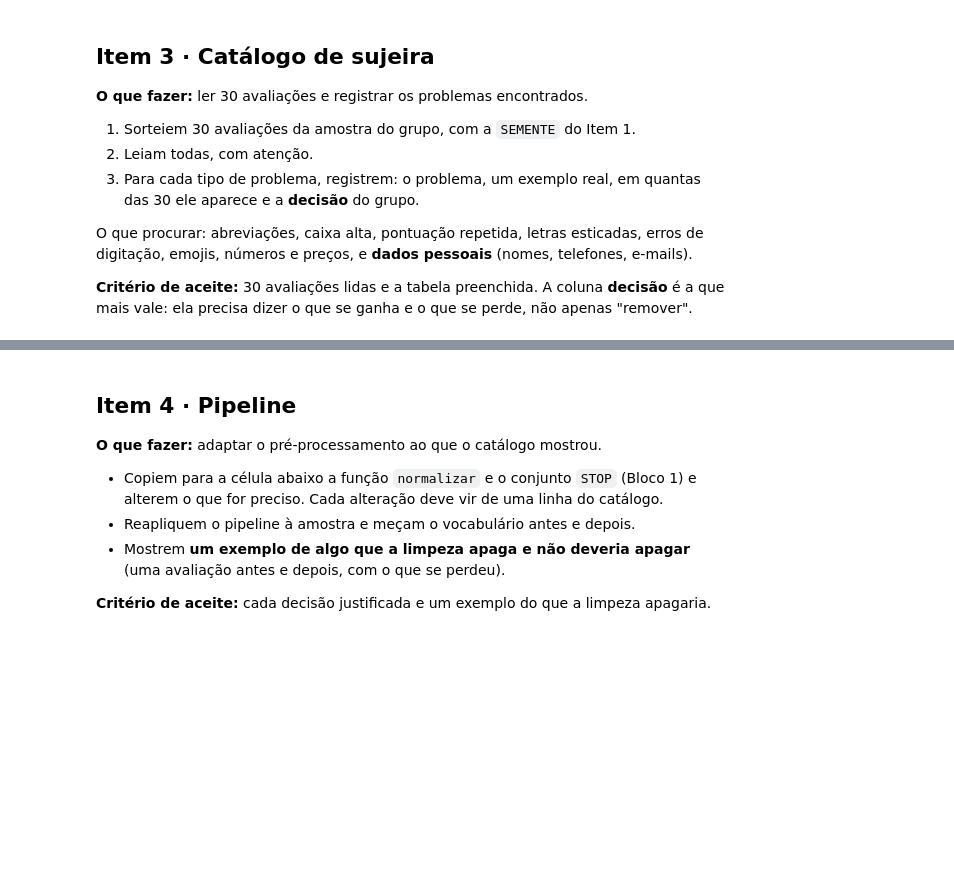
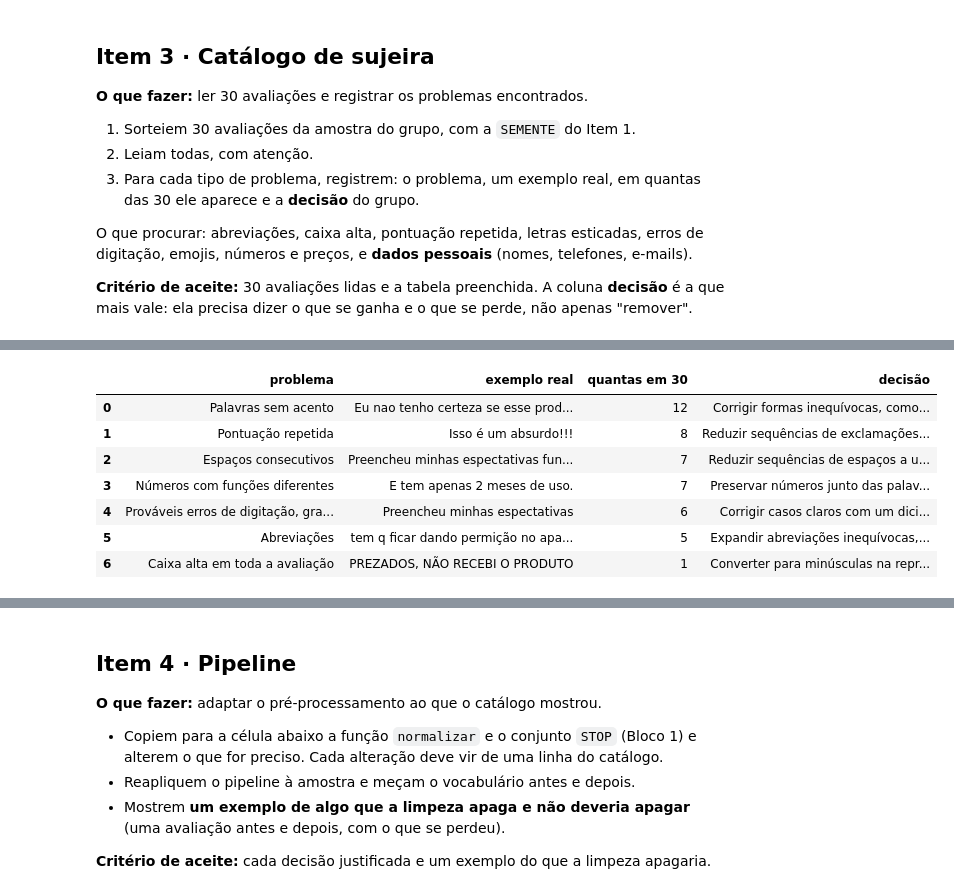
Before and after one commit to presley-rocha/mineracao_de_texto_POS_DATASCIENCE_SENAC, a Jupyter notebook: 01_do_texto_ao_vetor.ipynb, the cells around one changed output, grey strips where cells are left out. Drawn from its saved outputs; the diff is of its cells as text; code cells hidden in the pictures; blank space fills up the shorter version.

```diff
--- a/01_do_texto_ao_vetor.ipynb
+++ b/01_do_texto_ao_vetor.ipynb
@@ -1015,0 +881,88 @@ display(relatorio_sujeiras)
+# %%
+
+catalogo = pd.DataFrame([
+    {
+        "problema": "Palavras sem acento",
+        "exemplo real": "Eu nao tenho certeza se esse produto é original",
+        "quantas em 30": 12,
+        "decisão": (
+            "Corrigir formas inequívocas, como 'rapido' para 'rápido' e "
+            "'nao' para 'não', preservando a negação no texto. Ganhamos "
+            "consistência no vocabulário e perdemos a grafia original."
+        ),
+    },
+    {
+        "problema": "Pontuação repetida",
+        "exemplo real": "Isso é um absurdo!!!",
+        "quantas em 30": 8,
+        "decisão": (
+            "Reduzir sequências de exclamações a um sinal, padronizar "
+            "reticências e retirar sequências de hífens decorativos. "
+            "Ganhamos consistência na tokenização e perdemos parte da "
+            "intensidade expressa pela repetição."
+        ),
+    },
+    {
+        "problema": "Espaços consecutivos",
+        "exemplo real": "Preencheu minhas espectativas         funcionamento perfeito.",
+        "quantas em 30": 7,
+        "decisão": (
+            "Reduzir sequências de espaços a um espaço. Ganhamos um formato "
+            "uniforme para o processamento e perdemos o espaçamento que "
+            "às vezes funciona como uma pausa no texto."
+        ),
+    },
+    {
+        "problema": "Números com funções diferentes",
+        "exemplo real": "E tem apenas 2 meses de uso.",
+        "quantas em 30": 7,
+        "decisão": (
+            "Preservar números junto das palavras que indicam prazo, "
+            "quantidade, percentual ou posição. Ganhamos contexto para "
+            "interpretar a avaliação, mas perdemos a redução de vocabulário "
+            "que viria de substituir todos os números por um marcador genérico."
+        ),
+    },
+    {
+        "problema": "Prováveis erros de digitação, grafia ou junção de palavras",
+        "exemplo real": "Preencheu minhas espectativas",
+        "quantas em 30": 6,
+        "decisão": (
+            "Corrigir casos claros com um dicionário pequeno, como "
+            "'espectativas' para 'expectativas' e 'oque' para 'o que'. "
+            "Ganhamos consistência nas contagens e perdemos a grafia original. "
+            "Manter casos ambíguos evita trocar uma palavra pelo termo errado."
+        ),
+    },
+    {
+        "problema": "Abreviações",
+        "exemplo real": "tem q ficar dando permição no aparelho",
+        "quantas em 30": 5,
+        "decisão": (
+            "Expandir abreviações inequívocas, como 'q' para 'que', e manter "
+            "marcadores de tom como 'rs'. Ganhamos consistência nas contagens "
+            "e perdemos parte do estilo informal nas formas expandidas."
+        ),
+    },
+    {
+        "problema": "Caixa alta em toda a avaliação",
+        "exemplo real": "PREZADOS, NÃO RECEBI O PRODUTO",
+        "quantas em 30": 1,
+        "decisão": (
+            "Converter para minúsculas na representação do texto. Ganhamos "
+            "a contagem conjunta de palavras escritas em maiúsculas e "
+            "minúsculas, mas perdemos um sinal visual de ênfase."
+        ),
+    },
+])
+
+catalogo
+# %% [output]
+|  | problema | exemplo real | quantas em 30 | decisão |
+| 0 | Palavras sem acento | Eu nao tenho certeza se esse prod... | 12 | Corrigir formas inequívocas, como... |
+| 1 | Pontuação repetida | Isso é um absurdo!!! | 8 | Reduzir sequências de exclamações... |
+| 2 | Espaços consecutivos | Preencheu minhas espectativas fun... | 7 | Reduzir sequências de espaços a u... |
+| 3 | Números com funções diferentes | E tem apenas 2 meses de uso. | 7 | Preservar números junto das palav... |
+| 4 | Prováveis erros de digitação, gra... | Preencheu minhas espectativas | 6 | Corrigir casos claros com um dici... |
+| 5 | Abreviações | tem q ficar dando permição no apa... | 5 | Expandir abreviações inequívocas,... |
+| 6 | Caixa alta em toda a avaliação | PREZADOS, NÃO RECEBI O PRODUTO | 1 | Converter para minúsculas na repr... |
```
Also changed, not shown: parts of 23 cells of this notebook.
